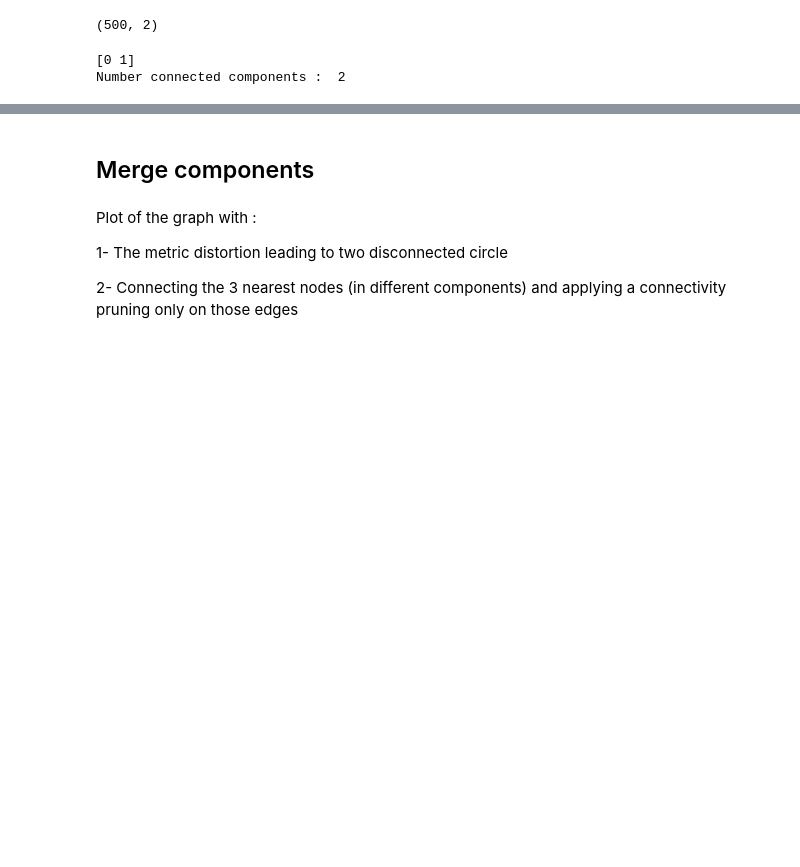
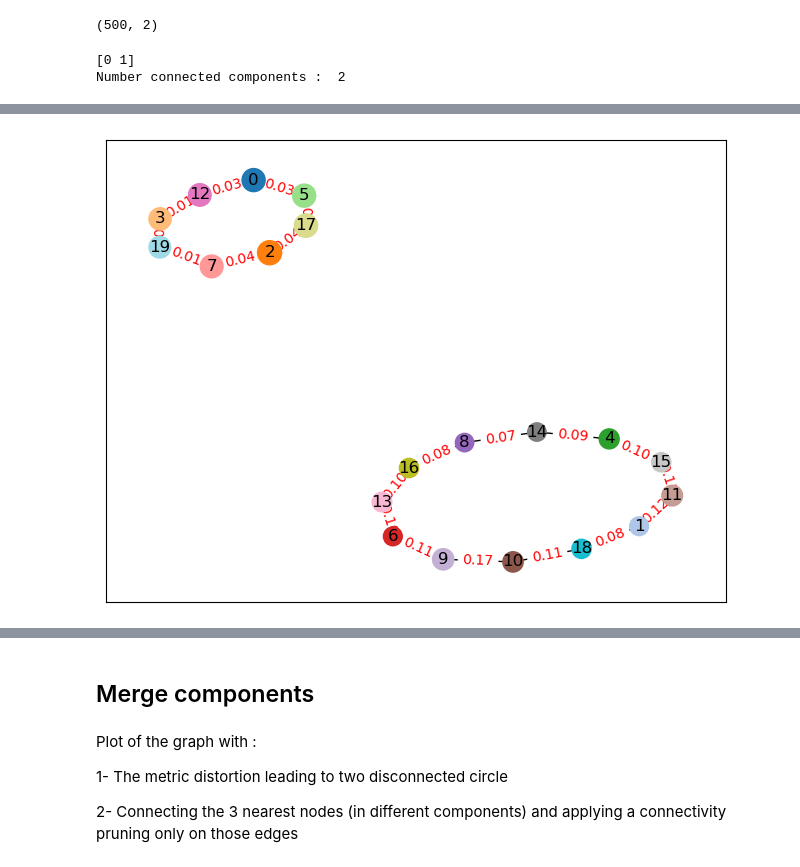
Before and after one commit to dioscuri-tda/ClusterGraph, a Jupyter notebook: examples/Concentric_circles.ipynb, the cells around one changed output, grey strips where cells are left out. Cells and saved outputs as stored; diff of their text form; code cells hidden in the pictures; blank space fills up the shorter version.

```diff
--- a/examples/Concentric_circles.ipynb
+++ b/examples/Concentric_circles.ipynb
@@ -77,0 +96,5 @@ plt.scatter(range(len(md)), md)
+# %%
+import clustergraph.plot_graph as pg
+pg.plot_colored_graph(metric_distortion_graph, size_nodes=1000, random_state=42)
+# %% [output]
+[figure, added]
```
Also changed, not shown: parts of 11 cells of this notebook, 8 other files.
